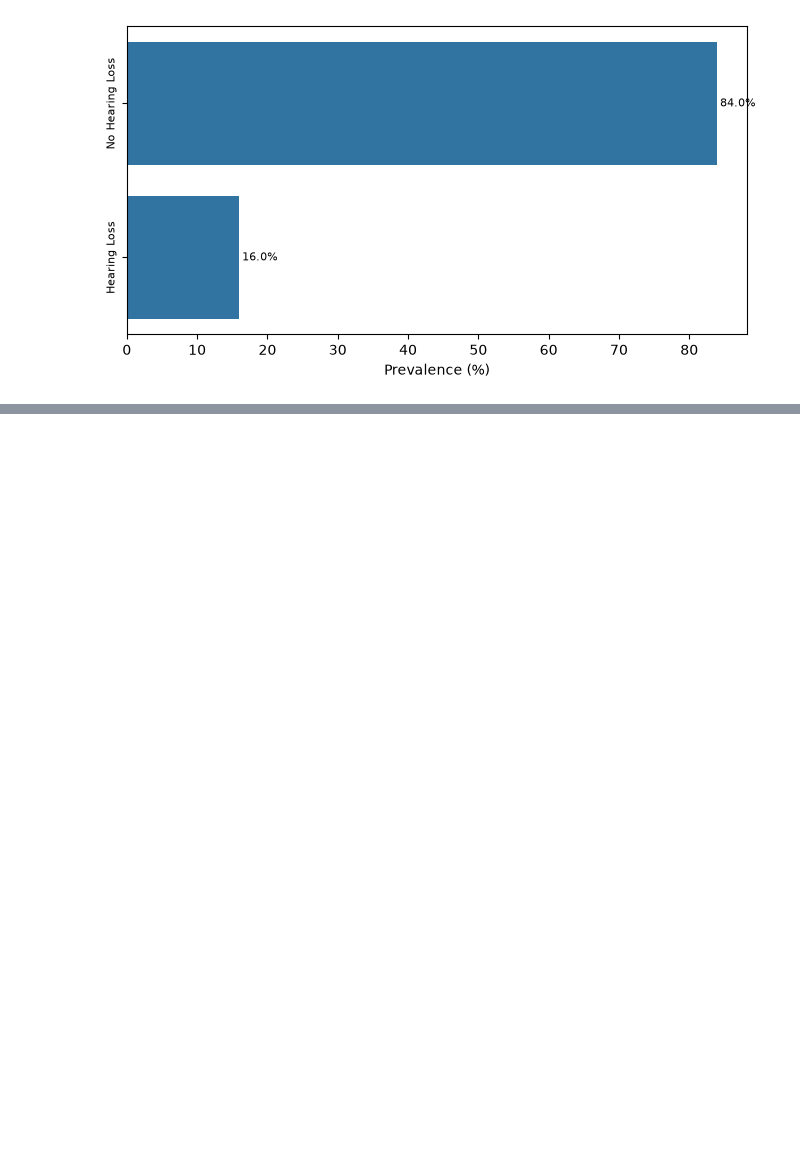
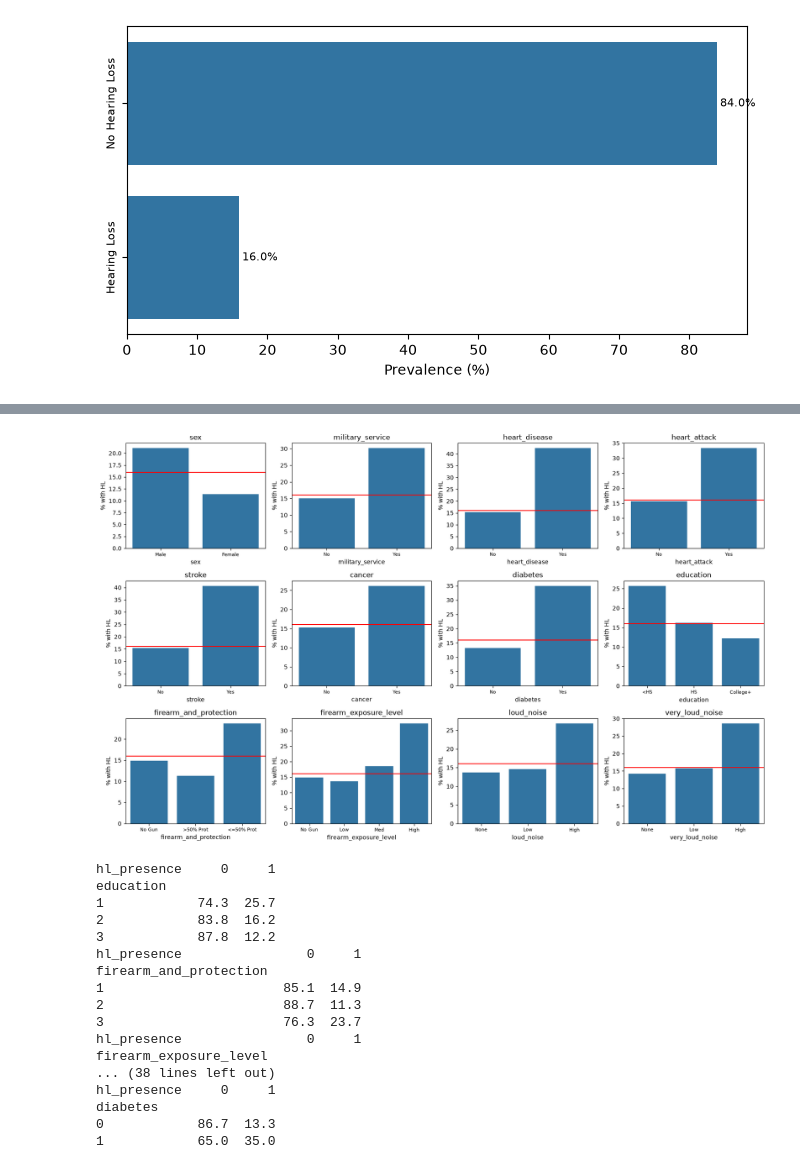
Before and after one commit to kasrabghr/nhanes_hearing_loss_predictor, a Jupyter notebook: notebooks/eda.ipynb, the cells around one changed output, grey strips where cells are left out. Saved outputs shown, nothing was run; the diff lists cells and outputs as text; code cells hidden in the pictures; blank space fills up the shorter version.

```diff
--- a/notebooks/eda.ipynb
+++ b/notebooks/eda.ipynb
@@ -147,0 +237,63 @@ plt.show()
+# %%
+# Categorical features against HL
+# Without an if, we would encounter an error if the code block is run more than once.
+if 'hl_severity' in ordinal_features:
+    ordinal_features.remove('hl_severity')
+
+
+#Plots
+labels = {
+    'education': ['<HS', 'HS', 'College+'],
+    'firearm_and_protection': ['No Gun', '>50% Prot', '<=50% Prot'],
+    'firearm_exposure_level': ['No Gun', 'Low', 'Med', 'High'],
+    'loud_noise': ['None', 'Low', 'High'],
+    'very_loud_noise': ['None', 'Low', 'High'],
+    'hl_severity': ['Normal', 'Mild', 'Mod', 'Severe'],
+    'sex': ['Male', 'Female'],
+    'military_service': ['No', 'Yes'],
+    'heart_disease': ['No', 'Yes'],
+    'heart_attack': ['No', 'Yes'],
+    'stroke': ['No', 'Yes'],
+    'cancer': ['No', 'Yes'],
+    'diabetes': ['No', 'Yes'],
+    'hl_presence': ['No Hearing Loss', 'Hearing Loss'],
+}
+
+fig, axes = plt.subplots(3, 4, figsize=(16, 10))
+axes= axes.flatten()
+
+for i,col in enumerate(binary_cols + ordinal_features):
+    prop= df.groupby(col)['hl_presence'].mean() * 100
+    sns.barplot(x= prop.index, y= prop.values, ax= axes[i])
+    axes[i].set_title(col)
+    axes[i].set_ylabel('% with HL')
+    axes[i].axhline(df['hl_presence'].mean()*100, color= 'red')
+    axes[i].set_xticks(range(len(labels[col])))
+    axes[i].set_xticklabels(labels[col], fontsize = 8)
+
+plt.tight_layout()
+plt.show()
+
+# Crosstabs
+for col in ordinal_features + binary_cols:
+    ct = pd.crosstab(df[col], df['hl_presence'], normalize= 'index') * 100
+    print(ct.round(1))
+# %% [output]
+[figure, added]
+hl_presence     0     1
+education
+1            74.3  25.7
+2            83.8  16.2
+3            87.8  12.2
+hl_presence                0     1
+firearm_and_protection
+1                       85.1  14.9
+2                       88.7  11.3
+3                       76.3  23.7
+hl_presence                0     1
+firearm_exposure_level
+... (38 lines left out)
+hl_presence     0     1
+diabetes
+0            86.7  13.3
+1            65.0  35.0
```
Also changed, not shown: parts of 10 cells of this notebook, 1 other file.
